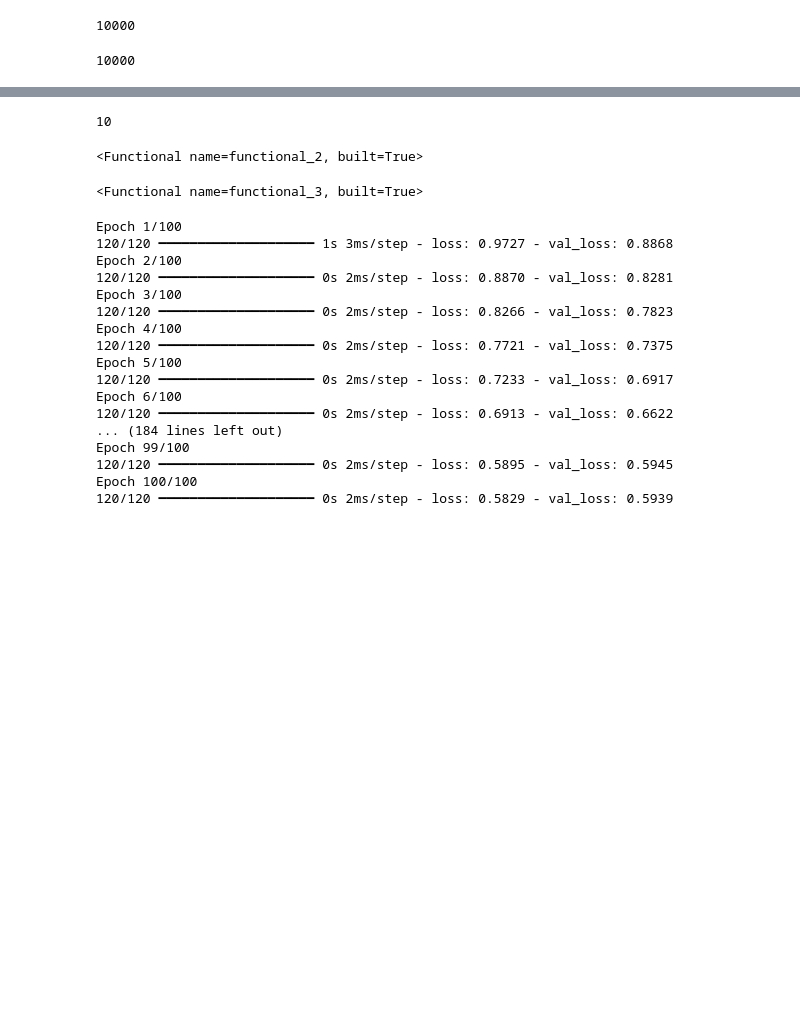
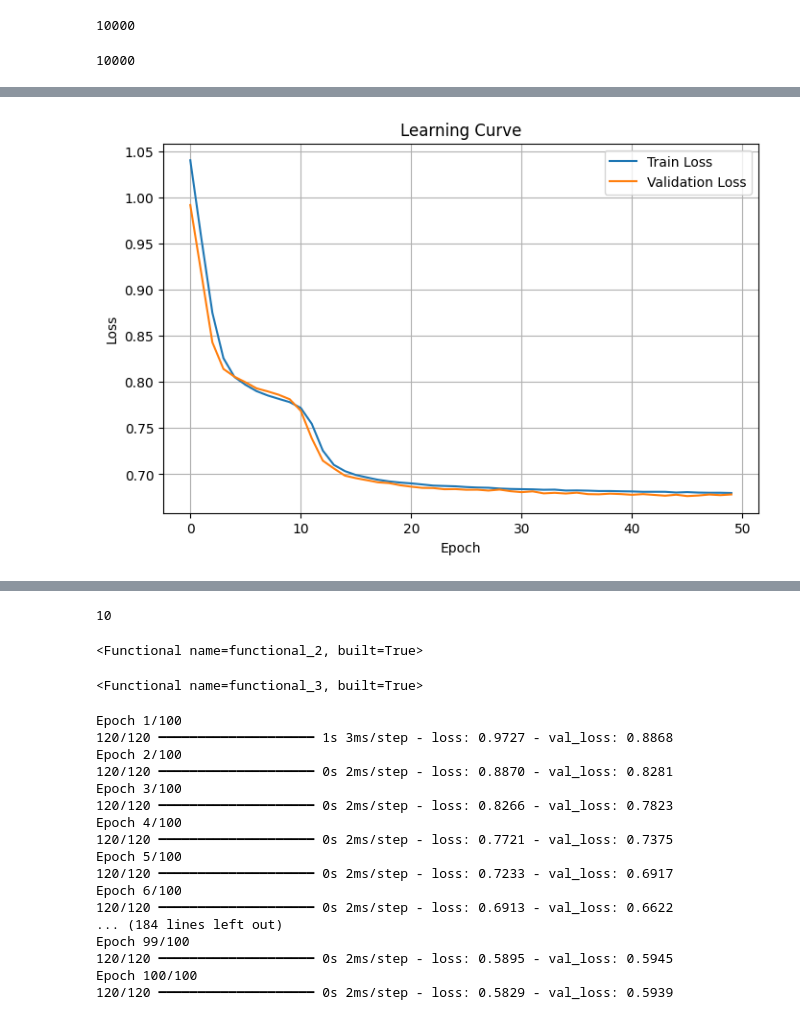
Before and after one commit to lidv94/anomaly-detection, a Jupyter notebook: auto_encoder_mock_20250717.ipynb, the cells around one changed output, grey strips where cells are left out. Drawn from its saved outputs; the diff is of its cells as text; code cells hidden in the pictures; blank space fills up the shorter version.

Commit message:
autoencoder pytorch

```diff
--- a/auto_encoder_mock_20250717.ipynb
+++ b/auto_encoder_mock_20250717.ipynb
@@ -171,0 +302,7 @@ len(y_test) # เฉลย for all agent
+# %%
+set_seed(42)
+model_test = Autoencoder(input_dim=X_train.shape[1], encoding_dim=3, hidden_layers=[6, 4],verbose=True)
+
+# This is only used for testing the model architecture, not training or evaluating on real data.
+x = torch.randn(5, X_train.shape[1])
+output = model_test(x)
@@ -171,0 +465,5 @@ len(y_test) # เฉลย for all agent
+# %%
+set_seed(42)
+
+model = Autoencoder(input_dim=X_train.shape[1], encoding_dim=3, hidden_layers=[6, 4],verbose=False)
+trained_model , train_losses, val_losses= train_autoencoder(model=model, X_train=X_train, epochs=50, batch_size=64)
@@ -171,0 +507,18 @@ len(y_test) # เฉลย for all agent
+# %%
+def plot_learning_curve(train_losses, val_losses):
+    """
+    Plot training and validation loss curves.
+
+    Args:
+        train_losses (list): Training loss per epoch
+        val_losses (list): Validation loss per epoch
+    """
+    plt.figure(figsize=(8, 5))
+    plt.plot(train_losses, label='Train Loss')
+    plt.plot(val_losses, label='Validation Loss')
+    plt.xlabel('Epoch')
+    plt.ylabel('Loss')
+    plt.title('Learning Curve')
+    plt.legend()
+    plt.grid(True)
+    plt.show()
@@ -171,0 +537,4 @@ len(y_test) # เฉลย for all agent
+# %%
+plot_learning_curve(train_losses, val_losses)
+# %% [output]
+[figure, added]
```
Also changed, not shown: parts of 39 cells of this notebook, 4 other files.
